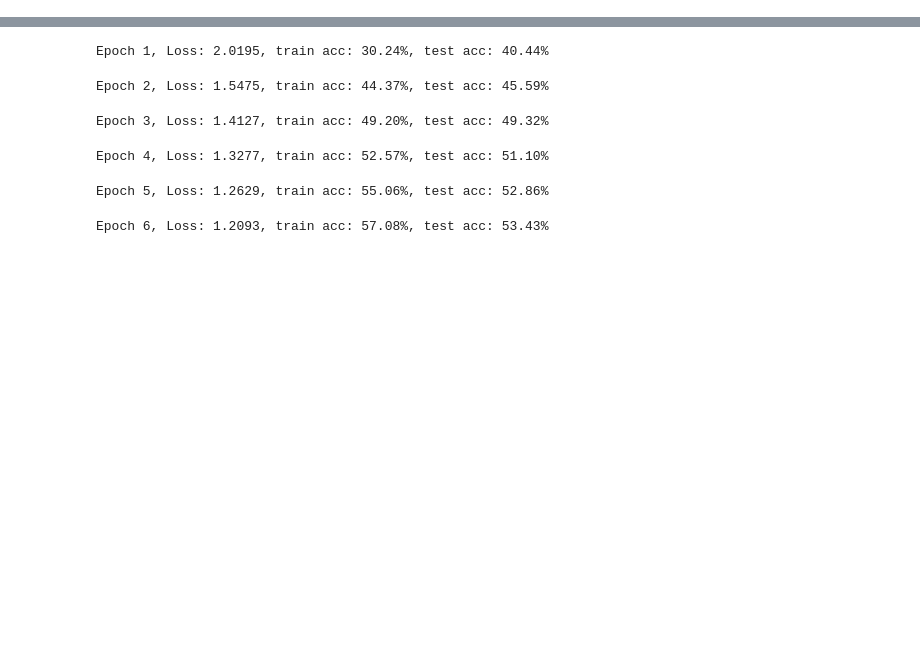
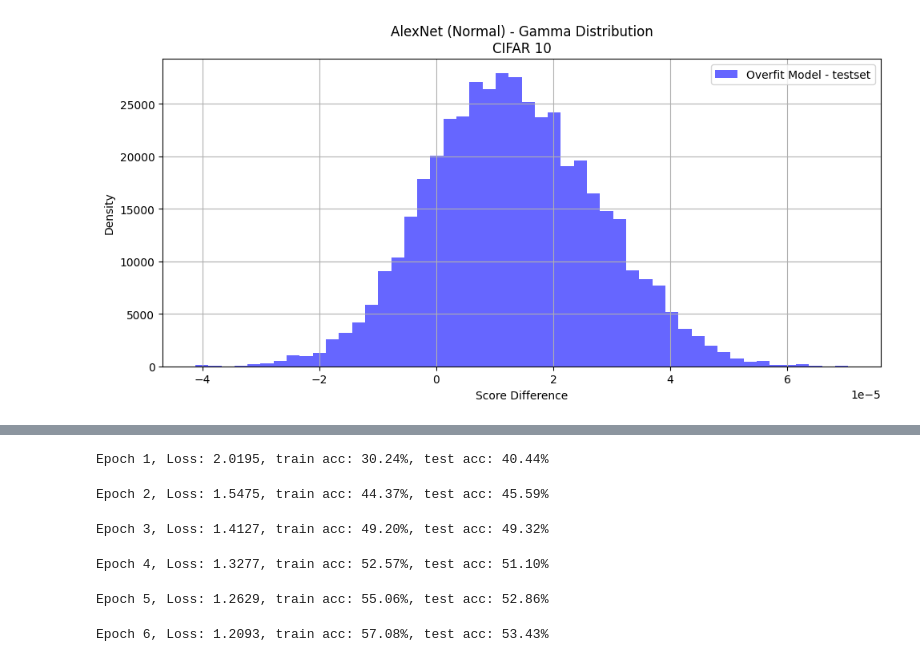
Before and after one commit to SamanwaySadhu/Privacy-Preserving-Overfitting-Detection, a Jupyter notebook: image_model_experiments/spectral_norm_alexnet_cifar10.ipynb, the cells around one changed output, grey strips where cells are left out. Cells and saved outputs as stored; diff of their text form; code cells hidden in the pictures; blank space fills up the shorter version.

```diff
--- a/image_model_experiments/spectral_norm_alexnet_cifar10.ipynb
+++ b/image_model_experiments/spectral_norm_alexnet_cifar10.ipynb
@@ -245,0 +246,3 @@ plt.show()
+# %%
+correct_train = compute_gamma_distribution("ckpt_alexnet_cifar10/epoch_500.pth", True)
+correct_test = compute_gamma_distribution("ckpt_alexnet_cifar10/epoch_500.pth", False)
@@ -245,0 +286,15 @@ plt.show()
+# %%
+plt.figure(figsize=(10, 5))
+# plt.hist(underfit, bins=50, alpha=0.6, label="Underfit Model", color="green", density=True)
+plt.hist(correct_test, bins=50, alpha=0.6, label="Overfit Model - testset", color="blue", density=True)
+# plt.hist(overfit, bins=50, alpha=0.6, label="Overfit Model", color="orange", density=True)
+plt.xlabel("Score Difference")
+plt.ylabel("Density")
+plt.title(f"AlexNet (Normal) - Gamma Distribution\nCIFAR 10")
+plt.legend()
+plt.grid(True)
+plt.tight_layout()
+# plt.savefig("gamma_hist_ResNet18_cifar10.png")
+plt.show()
+# %% [output]
+[figure, added]
```
Also changed, not shown: parts of 11 cells of this notebook, 1 other file.
